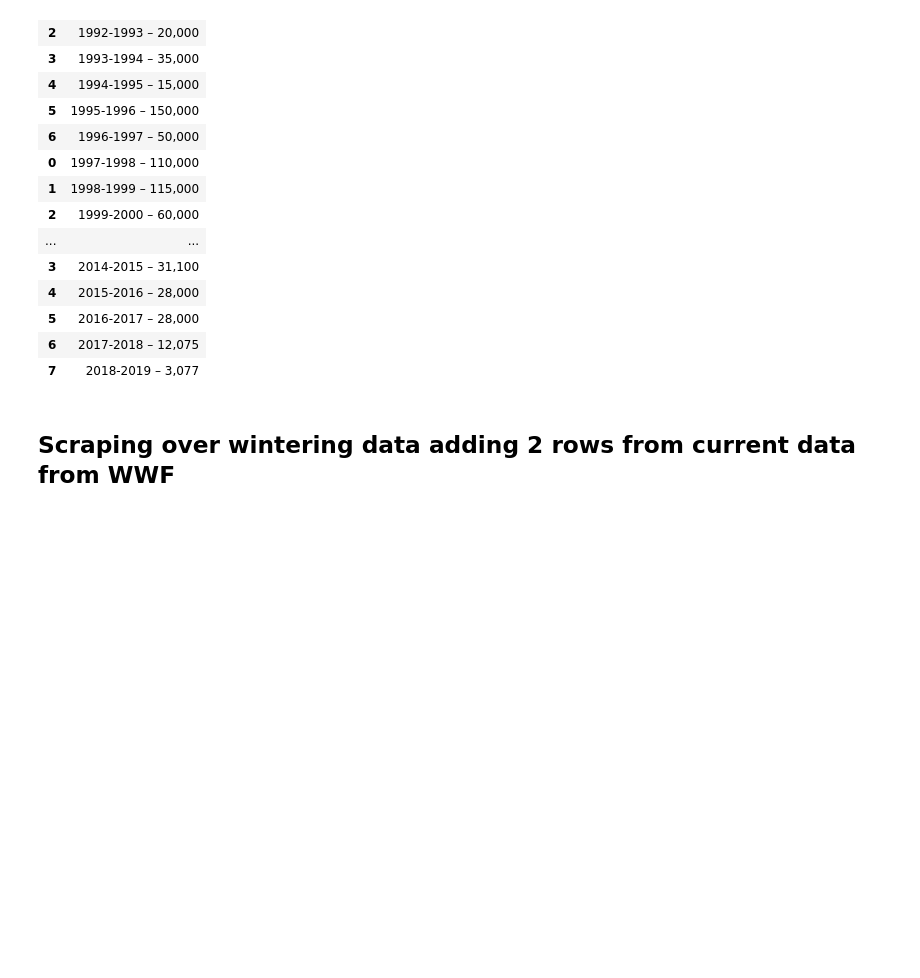
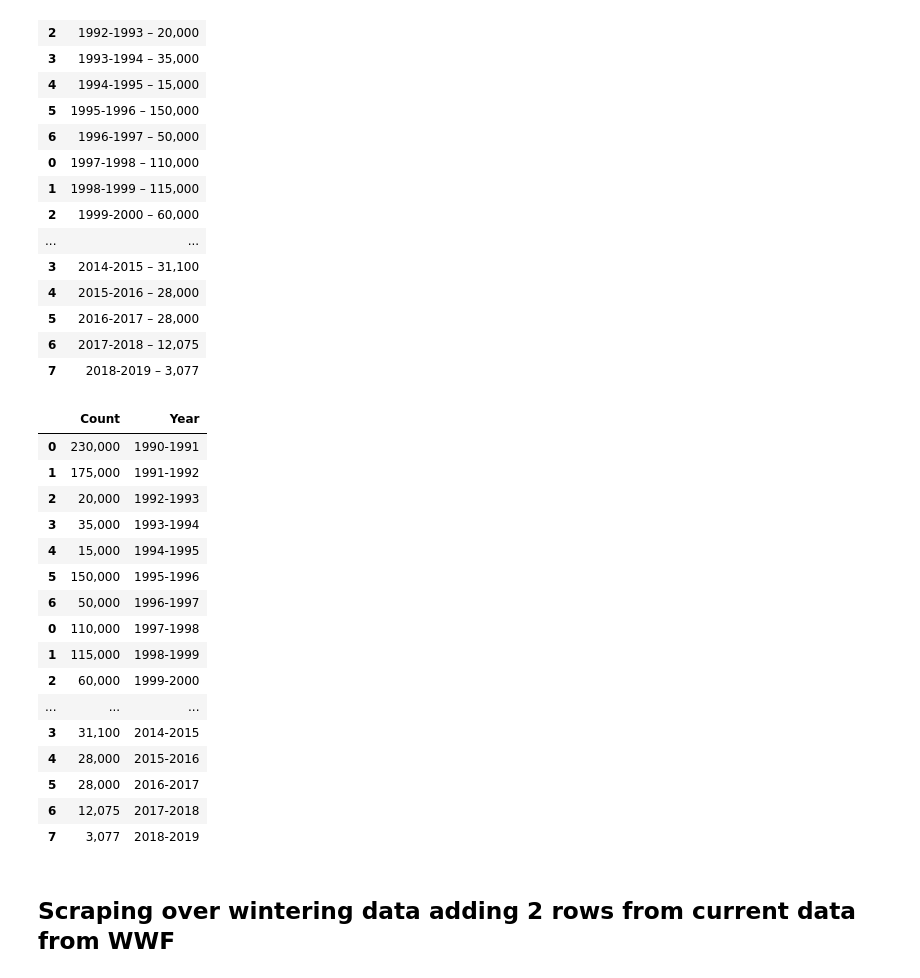
Before and after one commit to olsont12/Capstone, a Jupyter notebook: Dataframes.ipynb, the cells around one changed output. Drawn from its saved outputs; the diff is of its cells as text; code cells hidden in the pictures; blank space fills up the shorter version.

```diff
--- a/Dataframes.ipynb
+++ b/Dataframes.ipynb
@@ -83,6 +83,26 @@ California_df.columns = ['Count']
 # %%
 California_df['Year'] = California_df['Count'].str[:9]
 California_df['Count'] = California_df['Count'].str[12:]
+# %%
+California_df
+# %% [output]
+|  | Count | Year |
+| 0 | 230,000 | 1990-1991 |
+| 1 | 175,000 | 1991-1992 |
+| 2 | 20,000 | 1992-1993 |
+| 3 | 35,000 | 1993-1994 |
+| 4 | 15,000 | 1994-1995 |
+| 5 | 150,000 | 1995-1996 |
+| 6 | 50,000 | 1996-1997 |
+| 0 | 110,000 | 1997-1998 |
+| 1 | 115,000 | 1998-1999 |
+| 2 | 60,000 | 1999-2000 |
+| ... | ... | ... |
+| 3 | 31,100 | 2014-2015 |
+| 4 | 28,000 | 2015-2016 |
+| 5 | 28,000 | 2016-2017 |
+| 6 | 12,075 | 2017-2018 |
+| 7 | 3,077 | 2018-2019 |
 # %%
 California_df.to_csv("C:/Users/t_d_o/Documents/capstone/California_df.csv")
 # %% [markdown]
```
Also changed, not shown: parts of 10 cells of this notebook.
